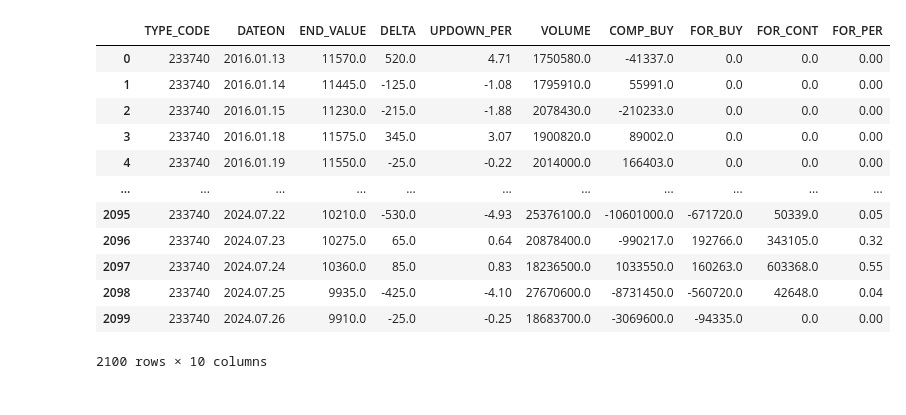
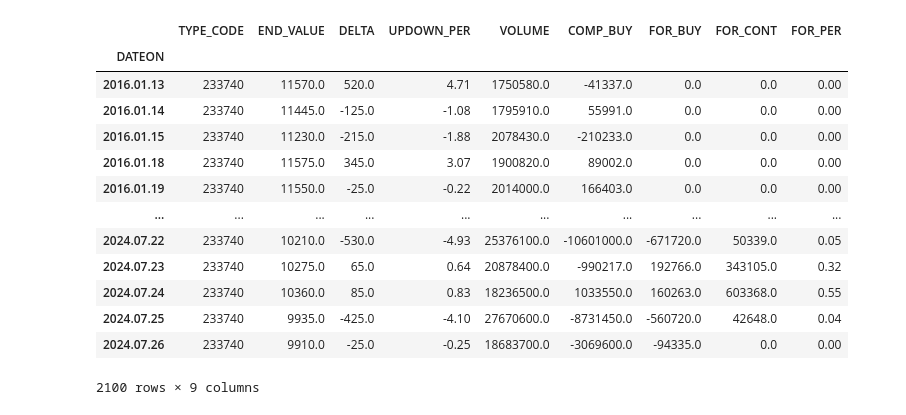
Before and after one commit to gonni/myFirstPyCrawl, a Jupyter notebook: ml/StockPredict.ipynb, the cells around one changed output. Drawn from its saved outputs; the diff is of its cells as text; code cells hidden in the pictures.

```diff
--- a/ml/StockPredict.ipynb
+++ b/ml/StockPredict.ipynb
@@ -1,21 +1,23 @@
 # %%
 import pandas as pd
 
 # df = pd.read_csv('../res/crawl_investor_daily_volume.csv').fillna(0)
-df = pd.read_csv('../res/crwal_investor_stock_type.csv')
+df = pd.read_csv('../res/crwal_investor_stock_type.csv', index_col='DATEON')
+
 df = df.sort_values(by=['DATEON'], axis=0, ascending=True)
 df
 # %% [output]
-|  | TYPE_CODE | DATEON | END_VALUE | DELTA | UPDOWN_PER | VOLUME | COMP_BUY | FOR_BUY | FOR_CONT | FOR_PER |
-| 0 | 233740 | 2016.01.13 | 11570.0 | 520.0 | 4.71 | 1750580.0 | -41337.0 | 0.0 | 0.0 | 0.00 |
-| 1 | 233740 | 2016.01.14 | 11445.0 | -125.0 | -1.08 | 1795910.0 | 55991.0 | 0.0 | 0.0 | 0.00 |
-| 2 | 233740 | 2016.01.15 | 11230.0 | -215.0 | -1.88 | 2078430.0 | -210233.0 | 0.0 | 0.0 | 0.00 |
-| 3 | 233740 | 2016.01.18 | 11575.0 | 345.0 | 3.07 | 1900820.0 | 89002.0 | 0.0 | 0.0 | 0.00 |
-| 4 | 233740 | 2016.01.19 | 11550.0 | -25.0 | -0.22 | 2014000.0 | 166403.0 | 0.0 | 0.0 | 0.00 |
-| ... | ... | ... | ... | ... | ... | ... | ... | ... | ... | ... |
-| 2095 | 233740 | 2024.07.22 | 10210.0 | -530.0 | -4.93 | 25376100.0 | -10601000.0 | -671720.0 | 50339.0 | 0.05 |
-| 2096 | 233740 | 2024.07.23 | 10275.0 | 65.0 | 0.64 | 20878400.0 | -990217.0 | 192766.0 | 343105.0 | 0.32 |
-| 2097 | 233740 | 2024.07.24 | 10360.0 | 85.0 | 0.83 | 18236500.0 | 1033550.0 | 160263.0 | 603368.0 | 0.55 |
-| 2098 | 233740 | 2024.07.25 | 9935.0 | -425.0 | -4.10 | 27670600.0 | -8731450.0 | -560720.0 | 42648.0 | 0.04 |
-| 2099 | 233740 | 2024.07.26 | 9910.0 | -25.0 | -0.25 | 18683700.0 | -3069600.0 | -94335.0 | 0.0 | 0.00 |
+|  | TYPE_CODE | END_VALUE | DELTA | UPDOWN_PER | VOLUME | COMP_BUY | FOR_BUY | FOR_CONT | FOR_PER |
+| DATEON |  |  |  |  |  |  |  |  |  |
+| 2016.01.13 | 233740 | 11570.0 | 520.0 | 4.71 | 1750580.0 | -41337.0 | 0.0 | 0.0 | 0.00 |
+| 2016.01.14 | 233740 | 11445.0 | -125.0 | -1.08 | 1795910.0 | 55991.0 | 0.0 | 0.0 | 0.00 |
+| 2016.01.15 | 233740 | 11230.0 | -215.0 | -1.88 | 2078430.0 | -210233.0 | 0.0 | 0.0 | 0.00 |
+| 2016.01.18 | 233740 | 11575.0 | 345.0 | 3.07 | 1900820.0 | 89002.0 | 0.0 | 0.0 | 0.00 |
+| 2016.01.19 | 233740 | 11550.0 | -25.0 | -0.22 | 2014000.0 | 166403.0 | 0.0 | 0.0 | 0.00 |
+| ... | ... | ... | ... | ... | ... | ... | ... | ... | ... |
+| 2024.07.22 | 233740 | 10210.0 | -530.0 | -4.93 | 25376100.0 | -10601000.0 | -671720.0 | 50339.0 | 0.05 |
+| 2024.07.23 | 233740 | 10275.0 | 65.0 | 0.64 | 20878400.0 | -990217.0 | 192766.0 | 343105.0 | 0.32 |
+| 2024.07.24 | 233740 | 10360.0 | 85.0 | 0.83 | 18236500.0 | 1033550.0 | 160263.0 | 603368.0 | 0.55 |
+| 2024.07.25 | 233740 | 9935.0 | -425.0 | -4.10 | 27670600.0 | -8731450.0 | -560720.0 | 42648.0 | 0.04 |
+| 2024.07.26 | 233740 | 9910.0 | -25.0 | -0.25 | 18683700.0 | -3069600.0 | -94335.0 | 0.0 | 0.00 |
-2100 rows × 10 columns
+2100 rows × 9 columns
```
Also changed, not shown: parts of 4 cells of this notebook, 1 other file.
